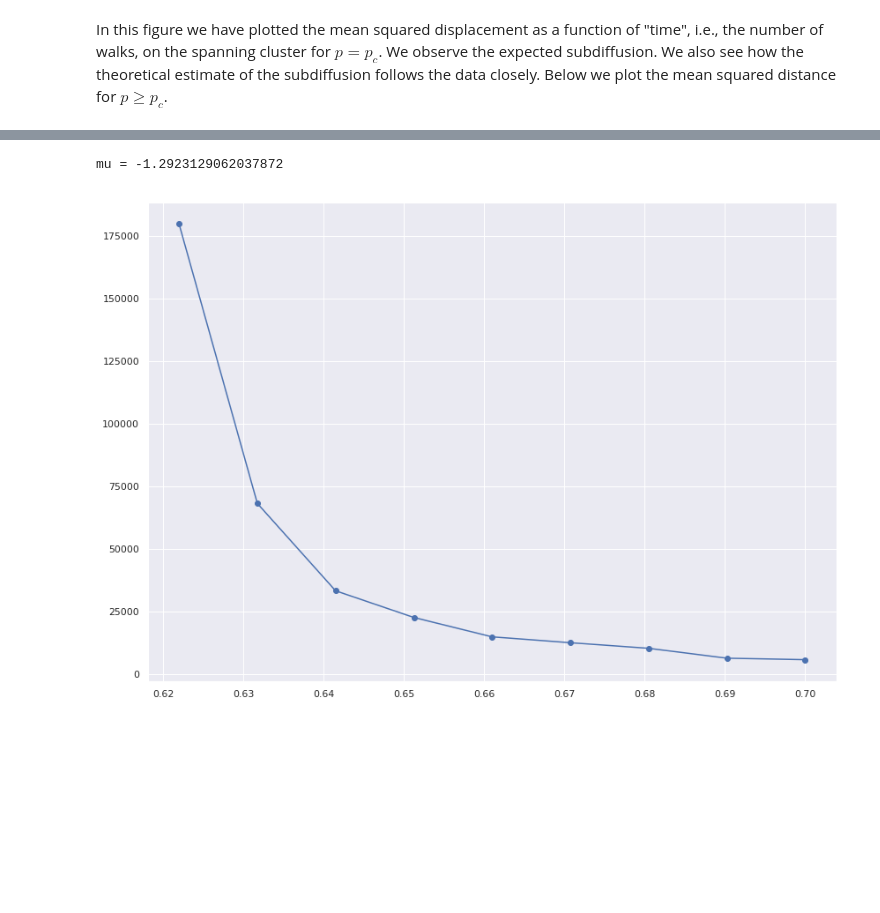
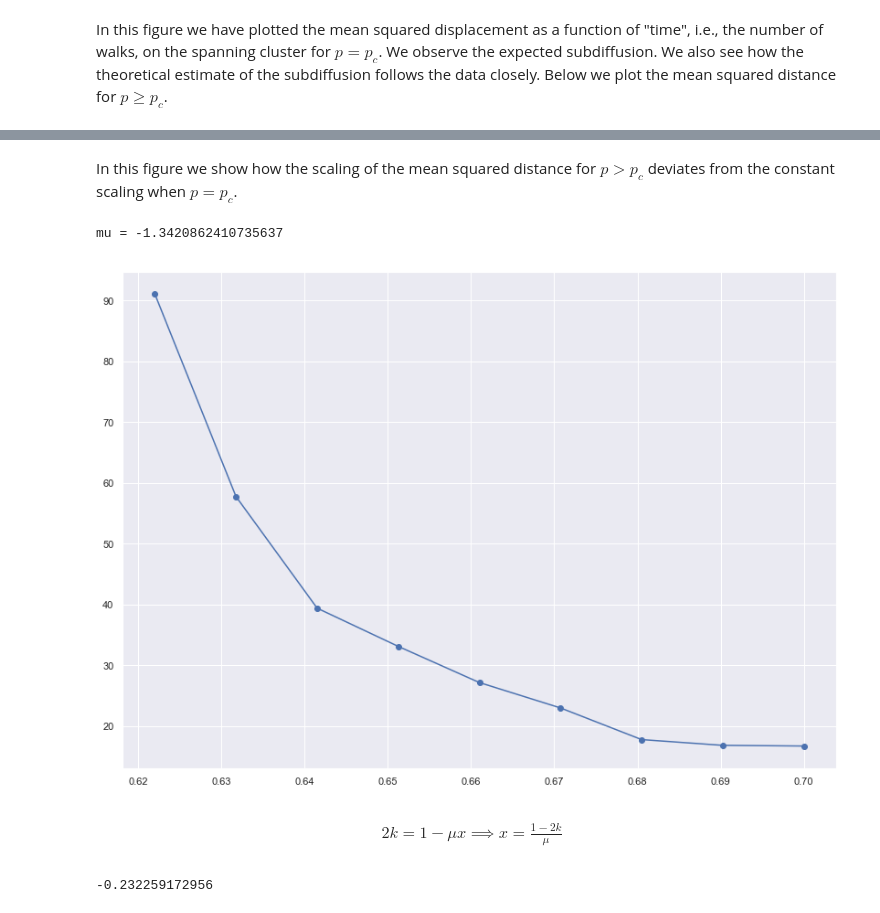
Before and after one commit to Schoyen/FYS4460, a Jupyter notebook: project-4/random-walks-on-the-spanning-cluster.ipynb, the cells around one changed output, grey strips where cells are left out. Saved outputs shown, nothing was run; the diff lists cells and outputs as text; code cells hidden in the pictures; blank space fills up the shorter version.

```diff
--- a/project-4/random-walks-on-the-spanning-cluster.ipynb
+++ b/project-4/random-walks-on-the-spanning-cluster.ipynb
@@ -259,7 +257,7 @@ t_sq = num_walks_arr[1:] ** (-2 * k)
 plt.figure(figsize=(14, 10))
 
 for i in range(len(p_min_pc)):
-    plt.loglog(p_min_pc[i] * num_walks_arr[1:] ** 2.7, t_sq * r_gg_xi[i])
+    plt.loglog(p_min_pc[i] * num_walks_arr[1:] ** (-x), t_sq * r_gg_xi[i])
 
 plt.show()
 # %% [output]
@@ -306,3 +315,5 @@ plt.show()
+# %% [markdown]
+In this figure we show how the scaling of the mean squared distance for $p > p_c$ deviates from the constant scaling when $p = p_c$.
 # %%
 p_min_pc_arr = np.abs(np.array(p_list) - p_c)
 
@@ -315,11 +326,22 @@ C = clf.intercept_[0]
 
 print(f"mu = {mu}")
 # %% [output]
-mu = -1.2923129062037872
+mu = -1.3420862410735637
 # %%
 fig = plt.figure(figsize=(14, 10))
 
-plt.plot(p_list, xi_squared_list, "-o")
+plt.plot(p_list, np.sqrt(xi_squared_list), "-o")
 plt.show()
 # %% [output]
-[figure, old version]
+[figure, new version]
+# %% [markdown]
+\begin{gather}
+    2k = 1 - \mu x
+    \implies
+    x = \frac{1 - 2k}{\mu}
+\end{gather}
+# %%
+x = (1 - 2 * k) / mu
+print(x)
+# %% [output]
+-0.232259172956
```
Also changed, not shown: parts of 11 cells of this notebook.
